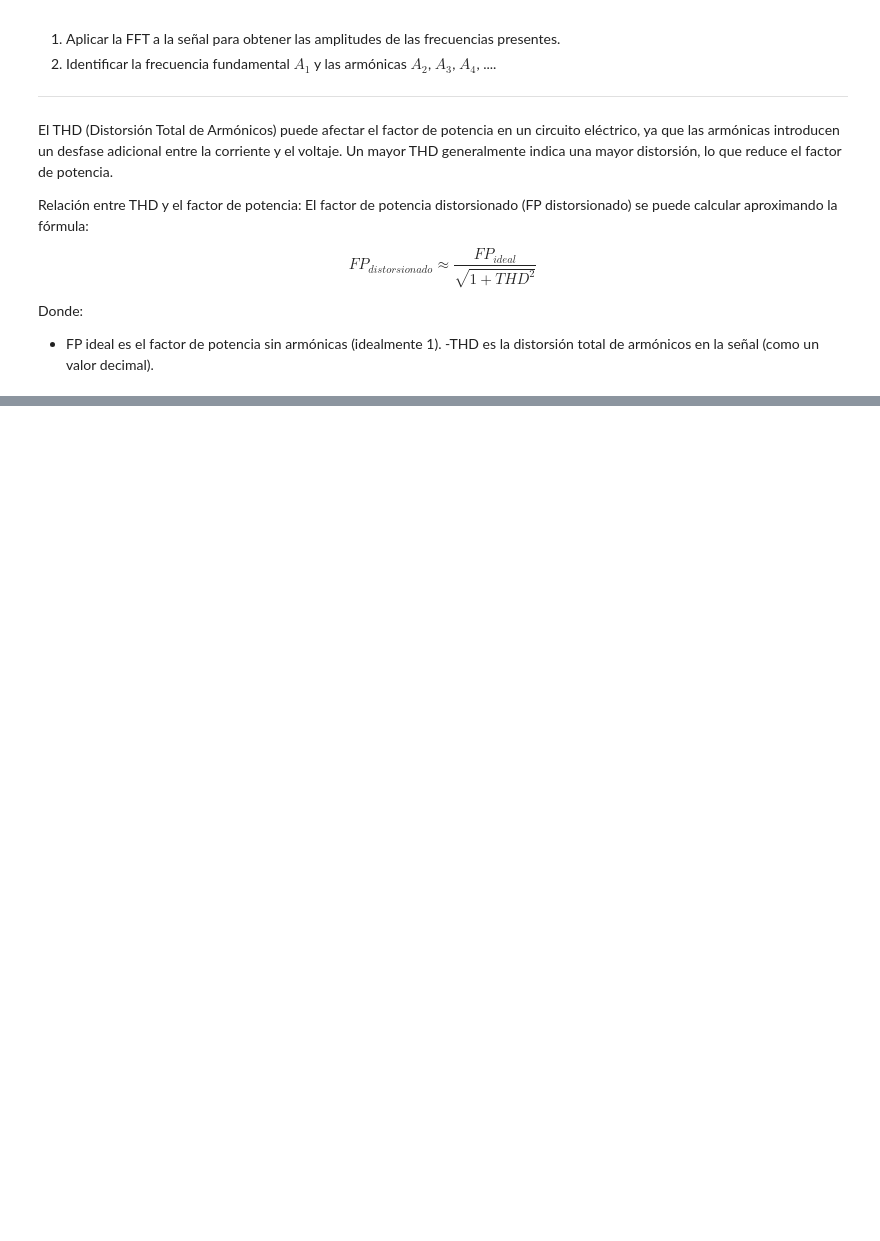
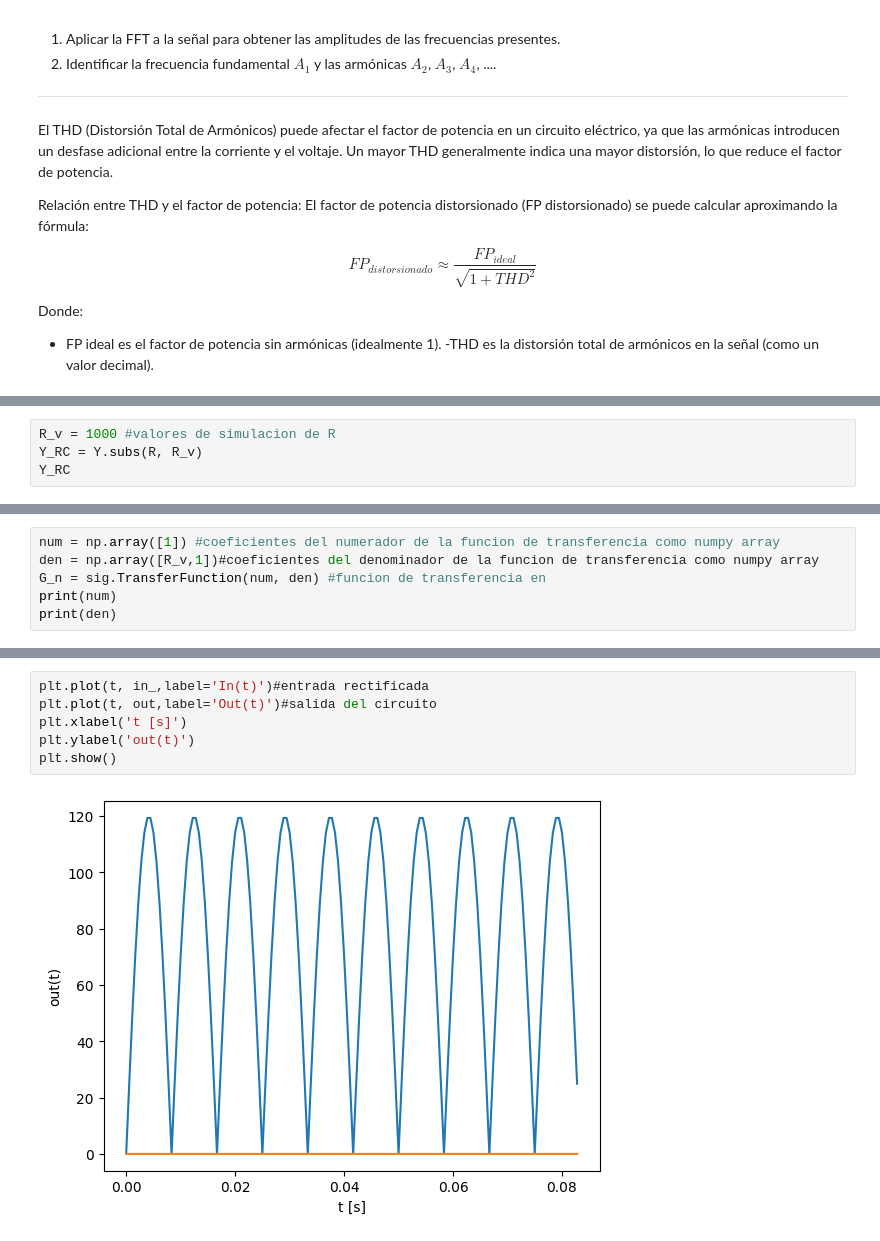
Before and after one commit to Cristian2820/Senales-y-sistemas, a Jupyter notebook: Parcial_2S2.ipynb, the cells around one changed output, grey strips where cells are left out. Saved outputs shown, nothing was run; the diff lists cells and outputs as text; blank space fills up the shorter version.

```diff
--- a/Parcial_2S2.ipynb
+++ b/Parcial_2S2.ipynb
@@ -412,0 +536,4 @@ Donde:
+# %%
+R_v = 1000 #valores de simulacion de R
+Y_RC = Y.subs(R, R_v)
+Y_RC
@@ -412,0 +556,6 @@ Donde:
+# %%
+num = np.array([1]) #coeficientes del numerador de la funcion de transferencia como numpy array
+den = np.array([R_v,1])#coeficientes del denominador de la funcion de transferencia como numpy array
+G_n = sig.TransferFunction(num, den) #funcion de transferencia en
+print(num)
+print(den)
@@ -412,0 +641,8 @@ Donde:
+# %%
+plt.plot(t, in_,label='In(t)')#entrada rectificada
+plt.plot(t, out,label='Out(t)')#salida del circuito
+plt.xlabel('t [s]')
+plt.ylabel('out(t)')
+plt.show()
+# %% [output]
+[figure, added]
```
Also changed, not shown: parts of 52 cells of this notebook.
